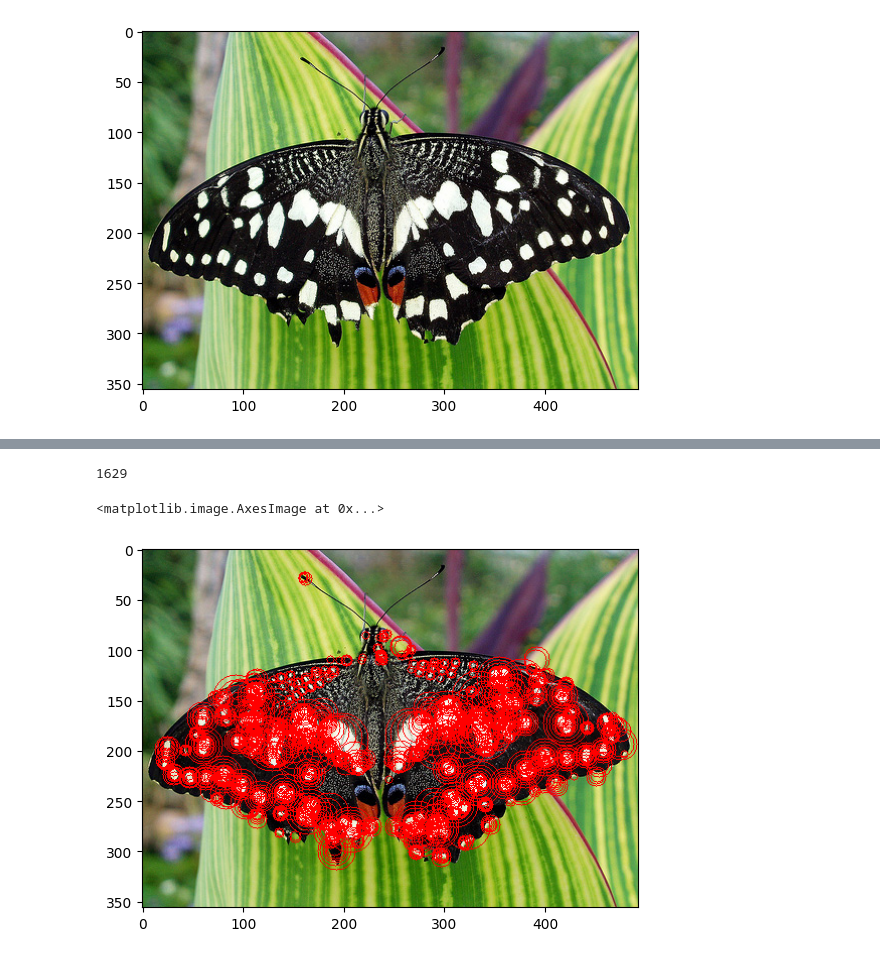
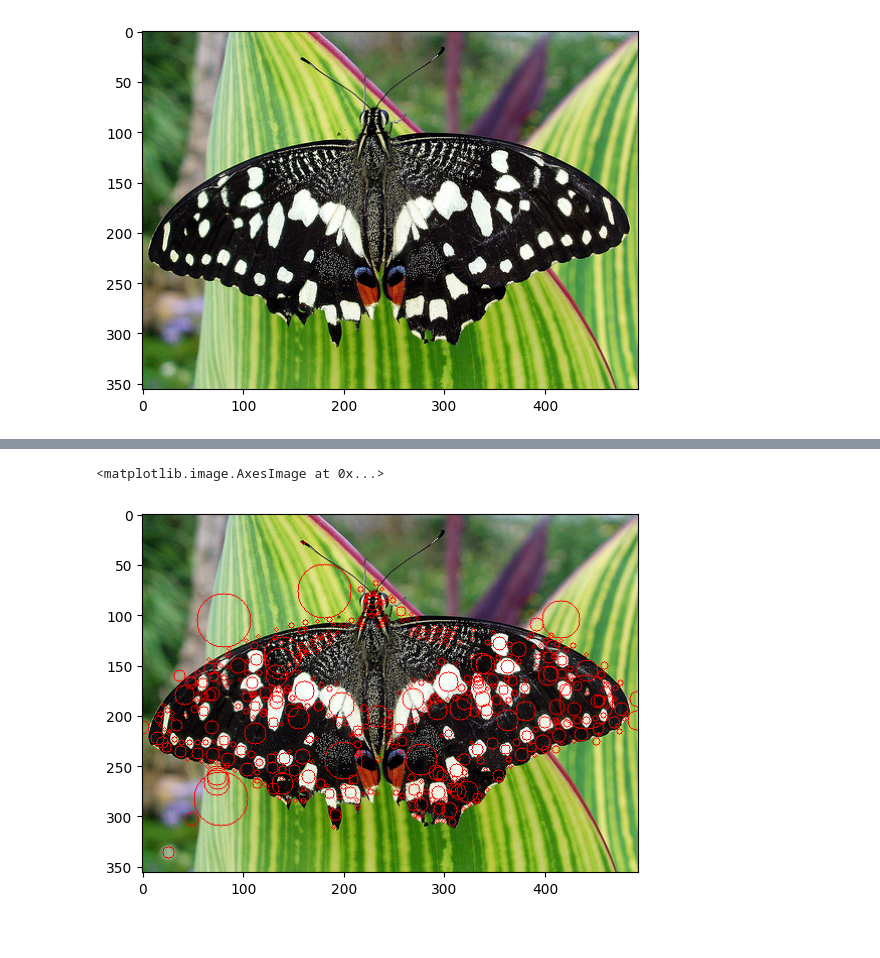
Before and after one commit to glusi/blob-detector-LoG, a Jupyter notebook: main_back.ipynb, the cells around one changed output, grey strips where cells are left out. Saved outputs shown, nothing was run; the diff lists cells and outputs as text; code cells hidden in the pictures.

Commit message:
fixed blobs detection

```diff
--- a/main_back.ipynb
+++ b/main_back.ipynb
@@ -152,9 +162,9 @@ plt.imshow(cv2.cvtColor(image, cv2.COLOR_BGR2RGB))
 # %%
 def LoG_pyramid(img, n, k, sigma):
     log_images = [] #to store responses
+    curr_sigam = sigma
     for i in range(0, n):
-        y = np.power(k,i)
-        curr_sigam = sigma*y #sigma
+        curr_sigam *= k #sigma
         filter_size = 2 * np.ceil(3 * curr_sigam) + 1
         filter_log = log_filt(filter_size, curr_sigam) * (curr_sigam ** 2) #filter generation
         image = cv2.filter2D(img,cv2.CV_64F,filter_log)  # convolving image
@@ -162,12 +172,12 @@ def LoG_pyramid(img, n, k, sigma):
     log_image_np = np.array([i for i in log_images]) # storing the #in numpy array
     return log_image_np
 
-
+fig = plt.figure(figsize=(15, 6))
 log_image_np = LoG_pyramid(image_gray, n, k, sigma)
-log_image_np = log_image_np
-for i in range(12):
-    log_image_np[i] = np.square(log_image_np[i])
-    print(log_image_np[i].shape)
-    plt.imshow(log_image_np[i], cmap="gray")
-    plt.show(block=True)
+for i in range(1, n+1):
+    log_image_np[i-1] = np.square(log_image_np[i-1])
+    #print(log_image_np[i-1].shape)
+    fig.add_subplot(3, 5, i)
+    plt.imshow(log_image_np[i-1], cmap="gray")
+plt.show(block=True)
 # %% [output]
@@ -187,35 +185,35 @@ for i in range(12):
 # %%
-def maximaDetection(img, log_pyramid, window, depth, sigma, k, threshold=0.5):
+def maximaDetection(img, log_pyramid, window, depth, sigma, k, threshold=0.03):
     half_window = window // 2
     half_depth = depth // 2
     row, col = img.shape
     scales = log_pyramid.shape[0]
     blobs = []
     log_pyramid = np.pad(log_pyramid, [(half_depth,half_depth),(half_window,half_window),(half_window,half_window)], mode='constant',constant_values=0)
-    for s in range(half_depth, scales+half_depth):
-        for i in range(half_window, row+half_window):
-            for j in range(half_window, col+half_window):
-                slice_pyramid = log_pyramid[s-half_depth:s+half_depth+1, i-half_window:i+half_window+1,j-half_window:j+half_window+1]
-                center = slice_pyramid[:, half_window, half_window]
-                result = np.amax(slice_pyramid)
-                if result in center and result/255.0 >= threshold:
+    #for s in range(half_depth, scales+half_depth):
+    for i in range(half_window, row+half_window):
+        for j in range(half_window, col+half_window):
+            slice_pyramid = log_pyramid[:, i-half_window:i+half_window+1,j-half_window:j+half_window+1]
+            center = slice_pyramid[:, half_window, half_window]
+            result = np.amax(slice_pyramid)
+            if result in center:
+                if result>=threshold:
                     z, x, y = np.unravel_index(slice_pyramid.argmax(), slice_pyramid.shape)
-                    blobs.append((x+i-half_window-1, y+j-half_window-1,k**(z+s-half_depth-1)*sigma**2))
+                    blob_x = x+i-half_window-1
+
+                    blobs.append((blob_x, y+j-half_window-1, sigma*k**(z)))
     return blobs
-
-blobs = maximaDetection(image_gray,log_image_np, 3, 3,sigma, k, n)
+blobs = maximaDetection(image_gray,log_image_np, 3, 3,sigma, k)
 # %%
 def draw_blobs(image, blobs):
     out_image = image.copy()
     for blob in blobs:
         #print(blob)
         radius = np.round(blob[2]).astype("int")
         cv2.circle(out_image, (blob[1],blob[0]), abs(radius), (0,0,255), 1)
     return out_image
-out_image = draw_blobs(image, blobs)
-print(len(blobs))
+out_image = draw_blobs(image_color, blobs)
 plt.imshow(cv2.cvtColor(out_image, cv2.COLOR_BGR2RGB))
 # %% [output]
-1629
+<matplotlib.image.AxesImage at 0x...>
-<matplotlib.image.AxesImage at 0x...>
-[figure, old version]
+[figure, new version]
```
Also changed, not shown: parts of 7 cells of this notebook, 5 other files.
